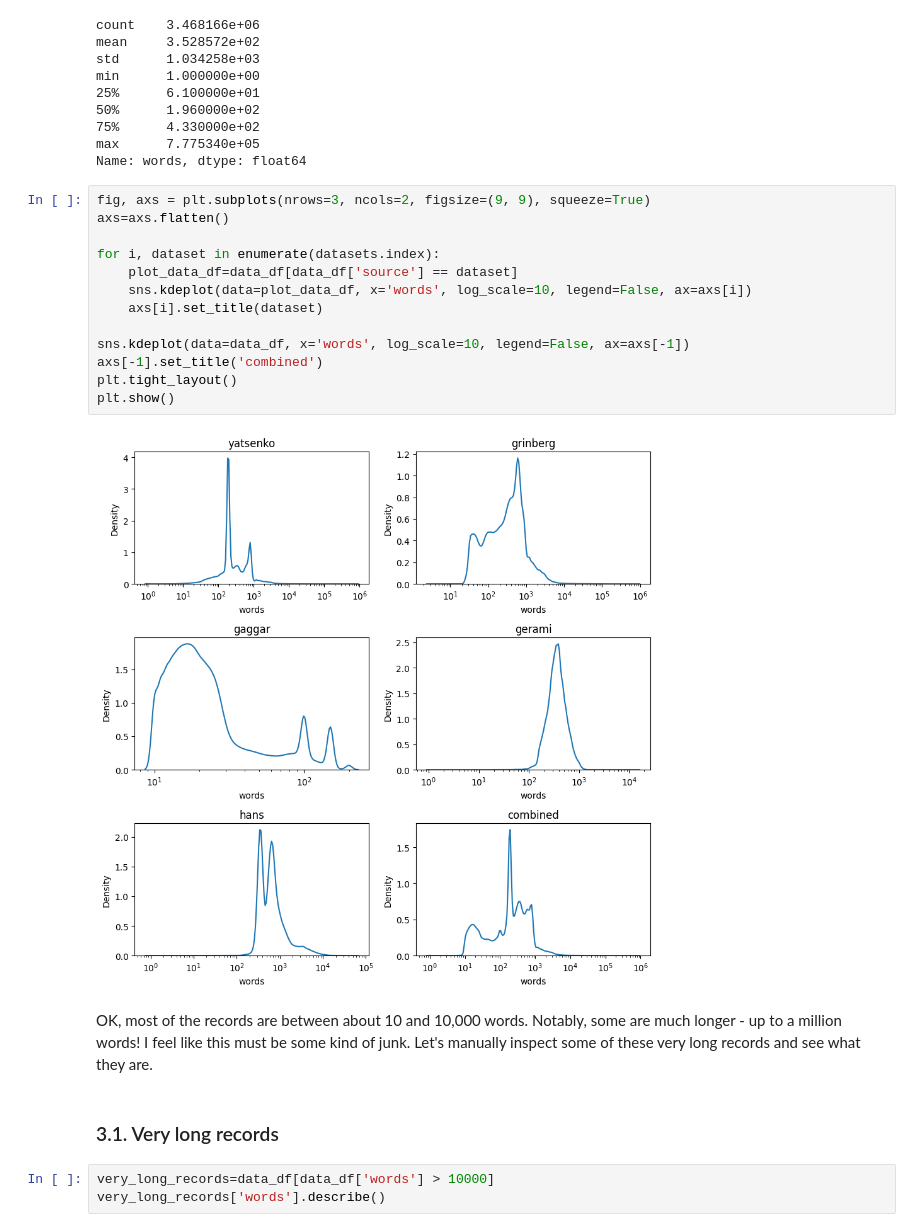
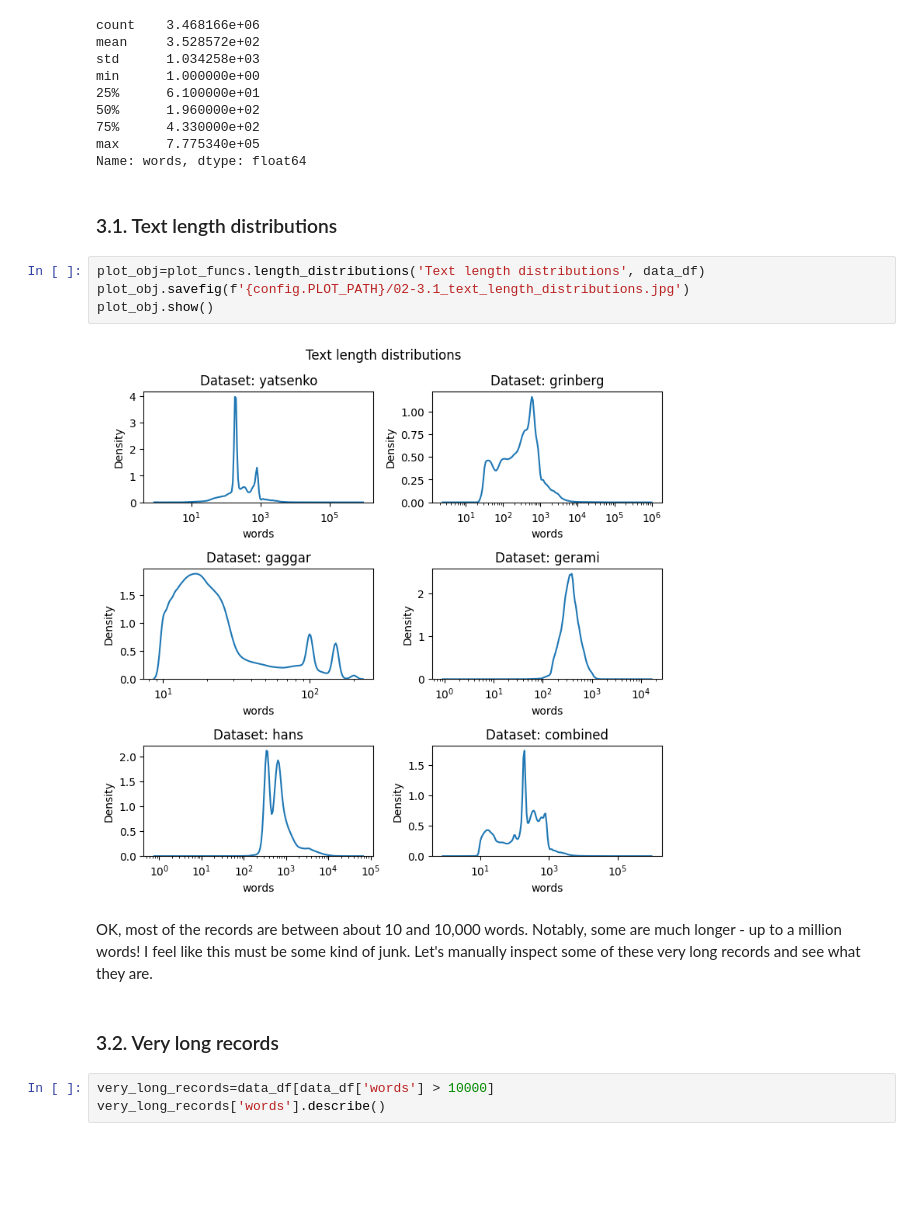
Before and after one commit to gperdrizet/llm_detector, a Jupyter notebook: perplexity_ratio_score/notebooks/02-text_data_exploration.ipynb, the cells around one changed output. Drawn from its saved outputs; the diff is of its cells as text; blank space fills up the shorter version.

```diff
--- a/perplexity_ratio_score/notebooks/02-text_data_exploration.ipynb
+++ b/perplexity_ratio_score/notebooks/02-text_data_exploration.ipynb
@@ -94,25 +71,18 @@ min      1.000000e+00
 75%      4.330000e+02
 max      7.775340e+05
 Name: words, dtype: float64
-# %%
-fig, axs = plt.subplots(nrows=3, ncols=2, figsize=(9, 9), squeeze=True)
-axs=axs.flatten()
-
-for i, dataset in enumerate(datasets.index):
-    plot_data_df=data_df[data_df['source'] == dataset]
-    sns.kdeplot(data=plot_data_df, x='words', log_scale=10, legend=False, ax=axs[i])
-    axs[i].set_title(dataset)
-
-sns.kdeplot(data=data_df, x='words', log_scale=10, legend=False, ax=axs[-1])
-axs[-1].set_title('combined')
-plt.tight_layout()
-plt.show()
-# %% [output]
-[figure, removed]
+# %% [markdown]
+### 3.1. Text length distributions
+# %%
+plot_obj=plot_funcs.length_distributions('Text length distributions', data_df)
+plot_obj.savefig(f'{config.PLOT_PATH}/02-3.1_text_length_distributions.jpg')
+plot_obj.show()
+# %% [output]
+[figure, added]
 # %% [markdown]
 OK, most of the records are between about 10 and 10,000 words. Notably, some are much longer - up to a million words! I feel like this must be some kind of junk. Let's manually inspect some of these very long records and see what they are.
 # %% [markdown]
-### 3.1. Very long records
+### 3.2. Very long records
 # %%
 very_long_records=data_df[data_df['words'] > 10000]
 very_long_records['words'].describe()
```
Also changed, not shown: parts of 6 cells of this notebook, 15 other files.
